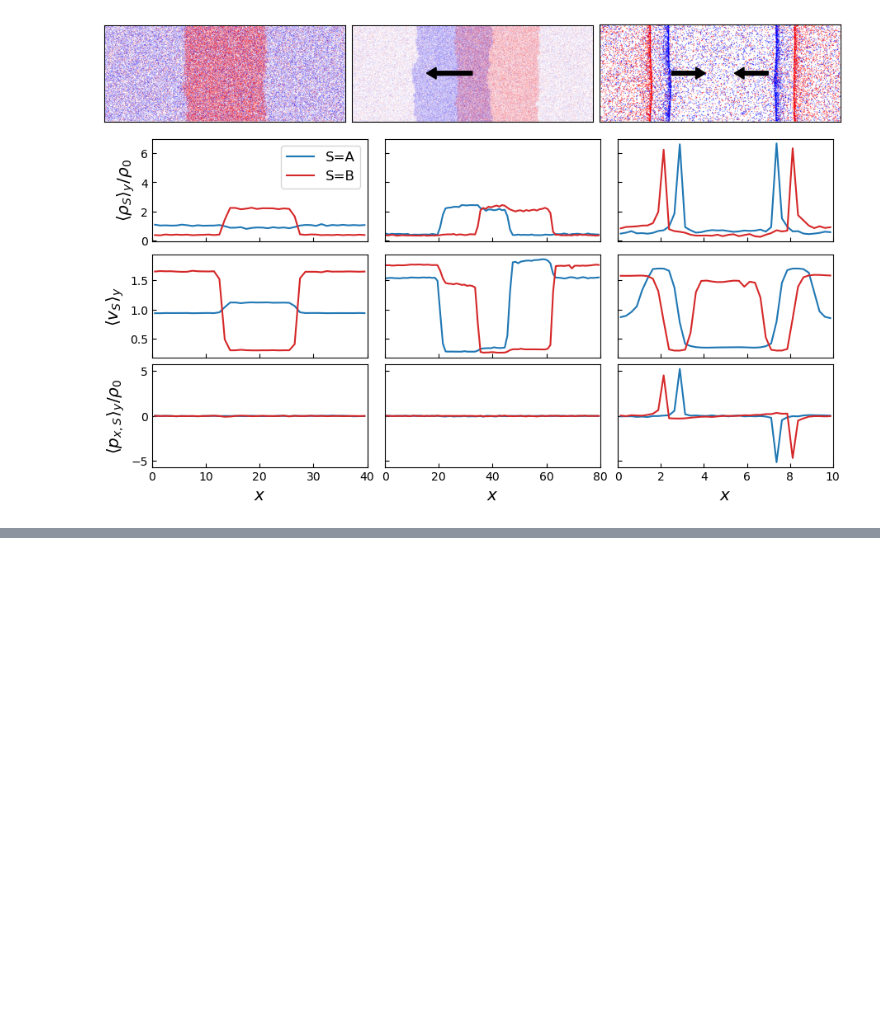
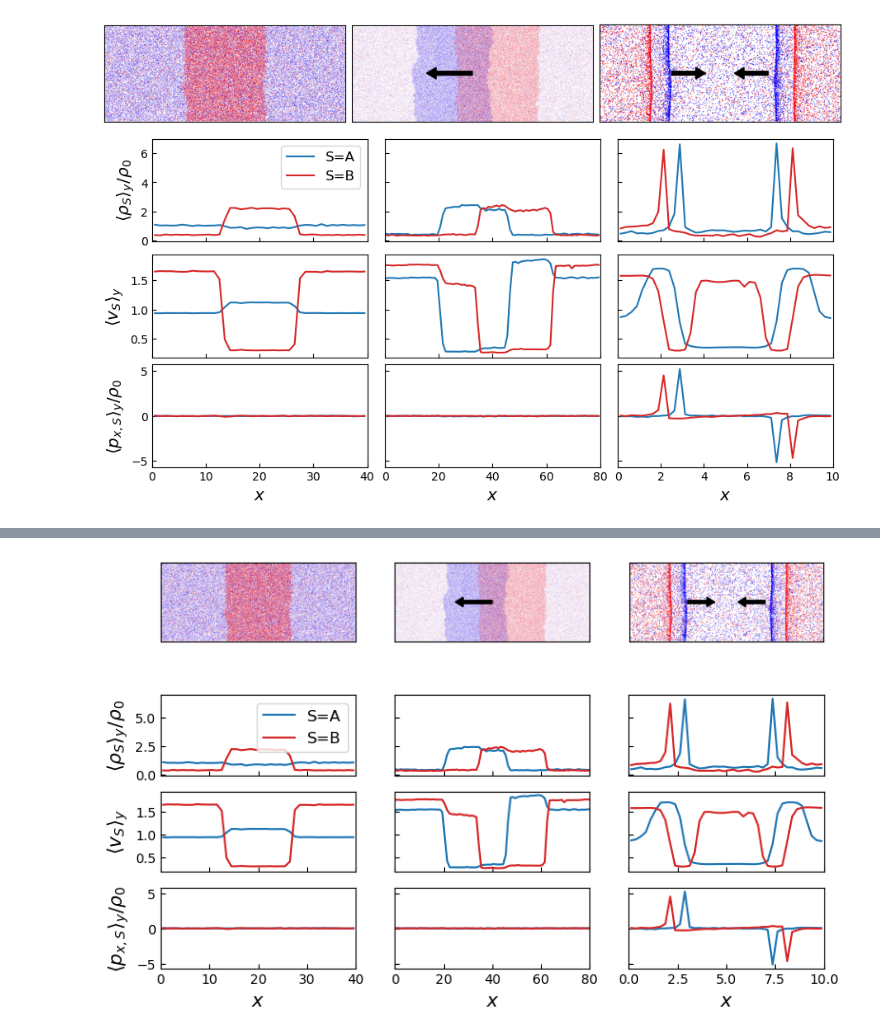
Before and after one commit to skyline-nju/PDE, a Jupyter notebook: Linear_instability/PRL_figure/Fig1_new.ipynb, the cells around one changed output, grey strips where cells are left out. Drawn from its saved outputs; the diff is of its cells as text; code cells hidden in the pictures; blank space fills up the shorter version.

Commit message:
several figures for NJP paper

```diff
--- a/Linear_instability/PRL_figure/Fig1_new.ipynb
+++ b/Linear_instability/PRL_figure/Fig1_new.ipynb
@@ -466,9 +466,9 @@ from matplotlib import image as mpimg
 plt.rcParams["xtick.direction"] = "in"
 plt.rcParams["ytick.direction"] = "in"
 
-f2 = "data/profile/L10_4_Dr0.100_r200_e0.000_0.000_J1.800000_-1.800000_h0.100_1002.npz"
-f0 = "data/profile/L40_16_Dr0.100_0.100_k0.70_p80_80_r80_80_80_e0.000_-2.000_J0.10000_-0.10000_h0.100_2001.npz"
-f1 = "data/profile/L80_32_Dr0.100_0.100_k0.70_p40_40_r40_40_40_e-2.000_-2.000_J0.10000_-0.10000_h0.100_2001.npz"
+f2 = "../data/profile/L10_4_Dr0.100_r200_e0.000_0.000_J1.800000_-1.800000_h0.100_1002.npz"
+f0 = "../data/profile/L40_16_Dr0.100_0.100_k0.70_p80_80_r80_80_80_e0.000_-2.000_J0.10000_-0.10000_h0.100_2001.npz"
+f1 = "../data/profile/L80_32_Dr0.100_0.100_k0.70_p40_40_r40_40_40_e-2.000_-2.000_J0.10000_-0.10000_h0.100_2001.npz"
 
 
 fig = plt.figure(constrained_layout=True, figsize=(6*1.5, 4*1.5))
@@ -476,7 +476,7 @@ subfigs = fig.subfigures(2, 1, wspace=0.001, hspace=0.001, height_ratios=[1, 3])
 
 ax_snap = subfigs[0].subplots(1, 3)
 for i, ax in enumerate(ax_snap):
-    im = mpimg.imread("data/profile/s%d.png" % i)
+    im = mpimg.imread("../data/profile/s%d.png" % i)
     # dx = Lx[col]/rho_A.size * 0.5
     # dy = Ly[col]/frame[0].shape[0] * 0.5
     ax.imshow(im)
@@ -784,0 +542,76 @@ val: 5.839976049173856e-05 0.2478071002662182
+# %%
+f2 = "../data/profile/L10_4_Dr0.100_r200_e0.000_0.000_J1.800000_-1.800000_h0.100_1002.npz"
+f0 = "../data/profile/L40_16_Dr0.100_0.100_k0.70_p80_80_r80_80_80_e0.000_-2.000_J0.10000_-0.10000_h0.100_2001.npz"
+f1 = "../data/profile/L80_32_Dr0.100_0.100_k0.70_p40_40_r40_40_40_e-2.000_-2.000_J0.10000_-0.10000_h0.100_2001.npz"
+
+
+fig = plt.figure(figsize=(6*1.5, 4.8))
+subfigs = fig.subfigures(2, 1, wspace=0.001, hspace=0.001, height_ratios=[1, 3.5])
+
+ax_snap = subfigs[0].subplots(1, 3)
+for i, ax in enumerate(ax_snap):
+    im = mpimg.imread("../data/profile/s%d.png" % i)
+    # dx = Lx[col]/rho_A.size * 0.5
+    # dy = Ly[col]/frame[0].shape[0] * 0.5
+    ax.imshow(im)
+    ax.set_xticks([])
+    ax.set_yticks([])
+ax_snap[1].arrow(0.5, 0.5, -0.15, 0, transform=ax_snap[1].transAxes, width=0.04, color="k", ec="k", head_length=0.04)
+ax_snap[2].arrow(0.7, 0.5, -0.1, 0, transform=ax_snap[2].transAxes, width=0.04, color="k", ec="k", head_length=0.04)
+ax_snap[2].arrow(0.3, 0.5, 0.1, 0, transform=ax_snap[2].transAxes, width=0.04, color="k", ec="k", head_length=0.04)
+
+# subfigs[0].subplots_adjust(wspace=0, hspace=0, left=-0.2, bottom=0, right=1, top=1)
+
+
+axes = subfigs[1].subplots(3, 3, sharex="col", sharey="row")
+fname = [f0, f1, f2]
+frames = [-1, -1, -1]
+shifts = [0, 0, 0]
+r0 = [80, 40, 200]
+Lx = np.array([40, 80, 10])
+Ly = Lx * 0.4
+for col in range(3):
+    with np.load(fname[col], "r") as data:
+        x = data["x"]
+        frame = data["fields"][frames[col]]
+        rho_A = np.mean(frame[0], axis=0)
+        rho_B = np.mean(frame[1], axis=0)
+        p_A = np.mean(frame[2], axis=0) / r0[col]
+        p_B = np.mean(frame[3], axis=0) / r0[col]
+        v_A = np.mean(frame[6], axis=0)
+        v_B = np.mean(frame[7], axis=0)
+        vrho_A = np.mean(frame[6] * frame[0], axis=0)
+        vrho_B = np.mean(frame[7] * frame[1], axis=0)
+    ax1, ax2, ax3 = axes[0, col], axes[1, col], axes[2, col]
+    dx = shifts[col]
+    ax1.plot(x, np.roll(rho_A/r0[col], dx), c="tab:blue", label="S=A")
+    ax1.plot(x, np.roll(rho_B/r0[col], dx), c="tab:red", label="S=B")
+    # ax1_twin = ax1.twinx()
+    # ax1_twin.plot(x, np.roll(p_A, dx), c="tab:blue", linestyle="dashed")
+    # ax1_twin.plot(x, np.roll(p_B, dx), c="tab:red", linestyle="dashed")
+    # ax1.set_ylim(0)
+    ax2.plot(x, np.roll(v_A, dx), c="tab:blue")
+    ax2.plot(x, np.roll(v_B, dx), c="tab:red")
+
+    ax3.plot(x, np.roll(p_A, dx), c="tab:blue")
+    ax3.plot(x, np.roll(p_B, dx), c="tab:red")
+
+    ax1.set_xlim(0, Lx[col])
+
+    ax3.set_xlabel(r"$x$", fontsize="x-large")
+
+axes[0, 0].legend(fontsize="large")
+
+fs = "x-large"
+axes[0, 0].set_ylabel(r"$\langle\rho_S\rangle_y/\rho_0$", fontsize=fs)
+axes[1, 0].set_ylabel(r"$\langle v_S\rangle_y$", fontsize=fs)
+axes[2, 0].set_ylabel(r"$\langle p_{x,S}\rangle_y/\rho_0$", fontsize=fs)
+# for tick in axes[2, 0].get_yticklabels():
+#     tick.set_rotation(90)
+# for tick in axes[1, 0].get_yticklabels():
+#     tick.set_rotation(90)
+plt.show()
+# plt.savefig("fig/instant_profile.pdf")
+plt.close()
+# %% [output]
+[figure, added]
```
Also changed, not shown: parts of 1 cell of this notebook, 6 other files.
